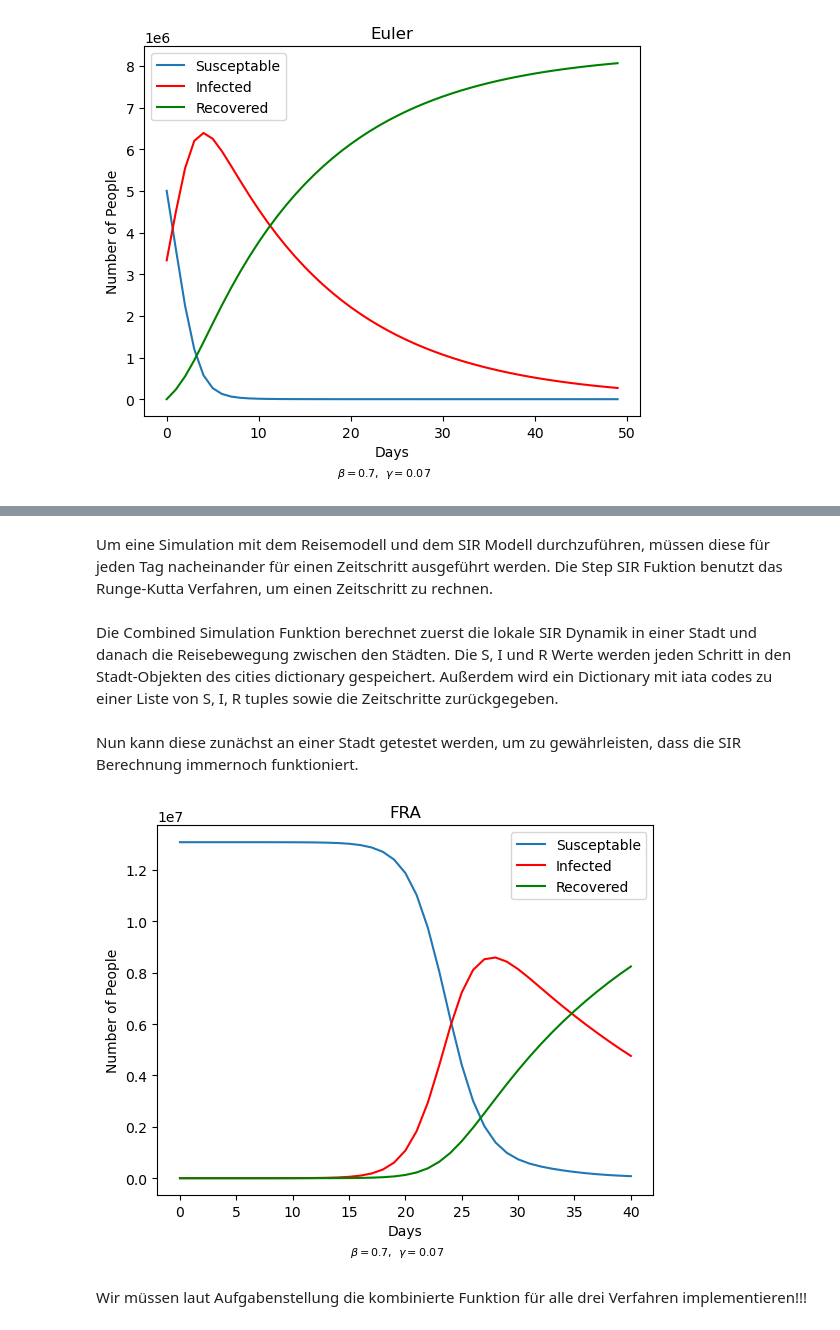
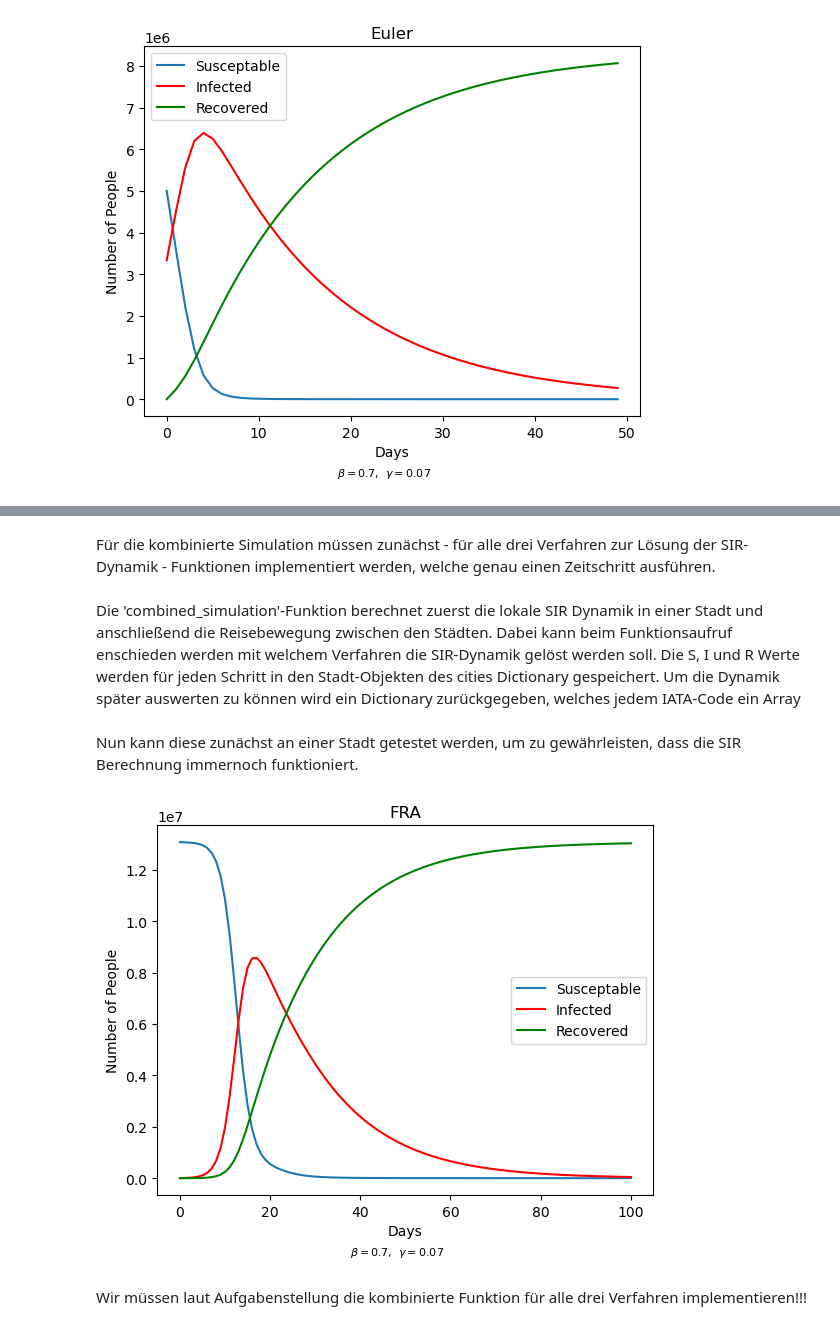
Before and after one commit to LoloSpirit/PlagueInc, a Jupyter notebook: Ausarbeitung_Projekt.ipynb, the cells around one changed output, grey strips where cells are left out. Cells and saved outputs as stored; diff of their text form; code cells hidden in the pictures.

Commit message:
combined simulation fixed

```diff
--- a/Ausarbeitung_Projekt.ipynb
+++ b/Ausarbeitung_Projekt.ipynb
@@ -363,3 +363,3 @@ plot_SIR('Euler', t, s, i, r, values = {r'\beta': beta, r'\gamma': gamma})
 # %% [markdown]
-Um eine Simulation mit dem Reisemodell und dem SIR Modell durchzuführen, müssen diese für jeden Tag nacheinander für einen Zeitschritt ausgeführt werden. Die Step SIR Fuktion benutzt das Runge-Kutta Verfahren, um einen Zeitschritt zu rechnen.
+Für die kombinierte Simulation müssen zunächst - für alle drei Verfahren zur Lösung der SIR-Dynamik - Funktionen implementiert werden, welche genau einen Zeitschritt ausführen.
 # %%
@@ -392,11 +435,13 @@ def step_SIR(c : City, beta, gamma, dt):
 # %% [markdown]
-Die Combined Simulation Funktion berechnet zuerst die lokale SIR Dynamik in einer Stadt und danach die Reisebewegung zwischen den Städten. Die S, I und R Werte werden jeden Schritt in den Stadt-Objekten des cities dictionary gespeichert. Außerdem wird ein Dictionary mit iata codes zu einer Liste von S, I, R tuples sowie die Zeitschritte zurückgegeben.
+Die 'combined_simulation'-Funktion berechnet zuerst die lokale SIR Dynamik in einer Stadt und anschließend die Reisebewegung zwischen den Städten. Dabei kann beim Funktionsaufruf enschieden werden mit welchem Verfahren die SIR-Dynamik gelöst werden soll. Die S, I und R Werte werden für jeden Schritt in den Stadt-Objekten des cities Dictionary gespeichert. Um die Dynamik später auswerten zu können wird ein Dictionary zurückgegeben, welches jedem IATA-Code ein Array
 # %%
 def combined_simulation(beta, gamma, ds, di, dr, days):
 
     SIR_values = {}
+    temp_values = {}
     for c in cities:
         SIR_values[c] = []
+        temp_values[c] = 0
     t = [0]
 
     # add initial state
@@ -405,31 +450,34 @@ def combined_simulation(beta, gamma, ds, di, dr, days):
 
     for i in range(days):
         for c in cities.values():
-            c = step_SIR(c,beta,gamma,1)
+            c = step_SIR(c,beta,gamma)
+
+        for c in cities.values():
             diff_S, diff_I, diff_R = calculate_travel (c, ds, di, dr)
-            c.S += diff_S
-            c.I += diff_I
-            c.R += diff_R
+            temp_values[c.IATA]=(c.S + diff_S, c.I + diff_I, c.R + diff_R)
 
-            SIR_values[c.IATA].append((c.S, c.I, c.R))
+        for c in cities.values():
+            (c.S, c.I, c.R) = temp_values[c.IATA]
+            SIR_values[c.IATA].append(temp_values[c.IATA])
 
         t.append(i+1)
+
     return t, SIR_values
 # %% [markdown]
 Nun kann diese zunächst an einer Stadt getestet werden, um zu gewährleisten, dass die SIR Berechnung immernoch funktioniert.
 # %%
 cure_humanity()
-cities['FRA'].infect(5)
+cities['FRA'].infect(5000)
 beta = 0.7
 gamma = 0.07
 
-t, SIR_values = combined_simulation(beta, gamma,0.01,0.01,0.01,40)
+t, SIR_values = combined_simulation(beta, gamma,0.01,0.01,0.01,100)
 stadt='FRA'
 S, I, R = zip(*SIR_values[stadt])
 
 plot_SIR(stadt, t, S, I, R, values = {r'\beta': beta, r'\gamma': gamma})
 # %% [output]
-[figure, old version]
+[figure, new version]
 # %% [markdown]
 Wir müssen laut Aufgabenstellung die kombinierte Funktion für alle drei Verfahren implementieren!!!
 # %%
```
Also changed, not shown: parts of 10 cells of this notebook, 2 other files.
